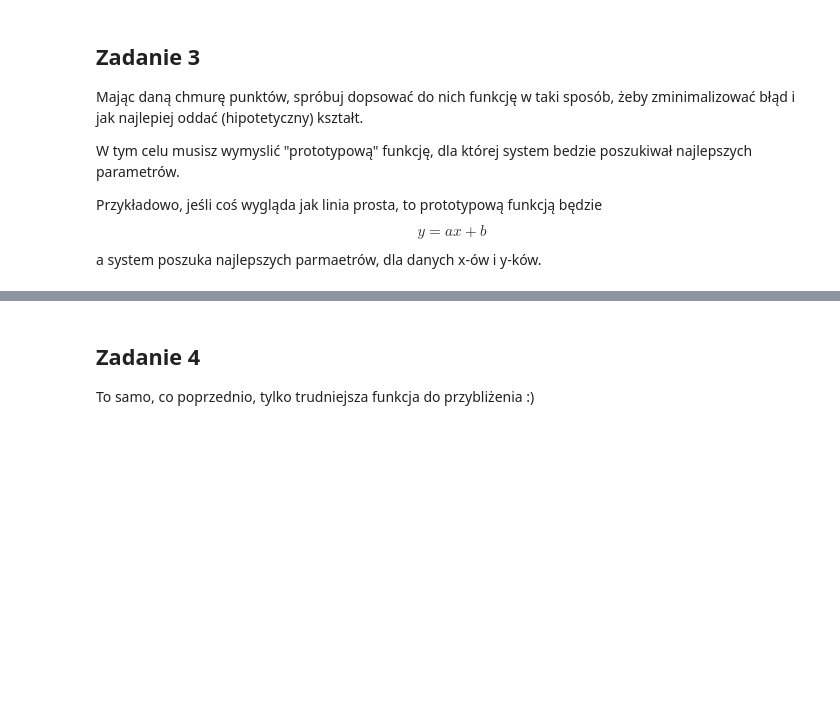
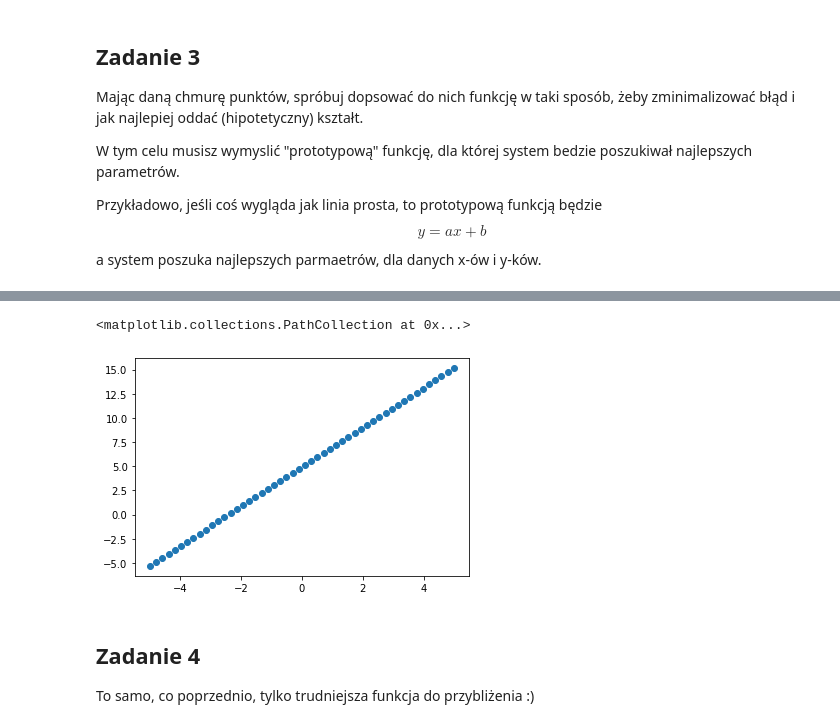
Before and after one commit to maddataanalyst/for_students, a Jupyter notebook: postgraduate_pl/matematyka/Numpy maths.ipynb, the cells around one changed output, grey strips where cells are left out. Drawn from its saved outputs; the diff is of its cells as text; code cells hidden in the pictures; blank space fills up the shorter version.

```diff
--- a/postgraduate_pl/matematyka/Numpy maths.ipynb
+++ b/postgraduate_pl/matematyka/Numpy maths.ipynb
@@ -72,10 +75,13 @@ plt.title('Zaobserwowane wartości')
 # %%
 def prototype_function(x, a, b):
-    return ...
+    return a * x + b
 
-best_params, best_params_cov = ...
+best_params, best_params_cov = opt.curve_fit(prototype_function, x, y)
 y_fitted = prototype_function(x, best_params[0], best_params[1])
 plt.scatter(x, y_fitted)
+# %% [output]
+<matplotlib.collections.PathCollection at 0x...>
+[figure, added]
 # %% [markdown]
 ## Zadanie 4
 
```
Also changed, not shown: parts of 9 cells of this notebook, 6 other files.
